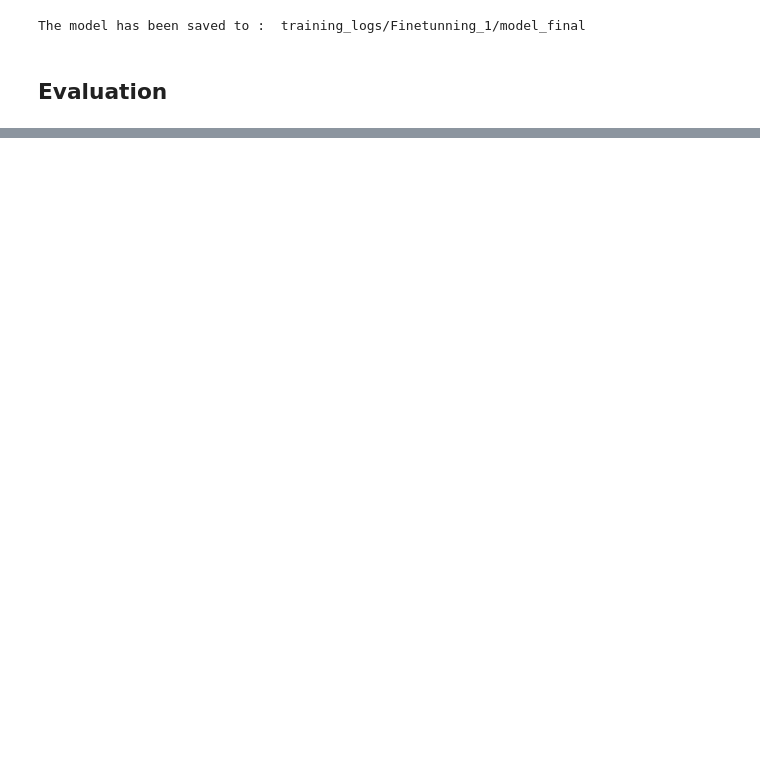
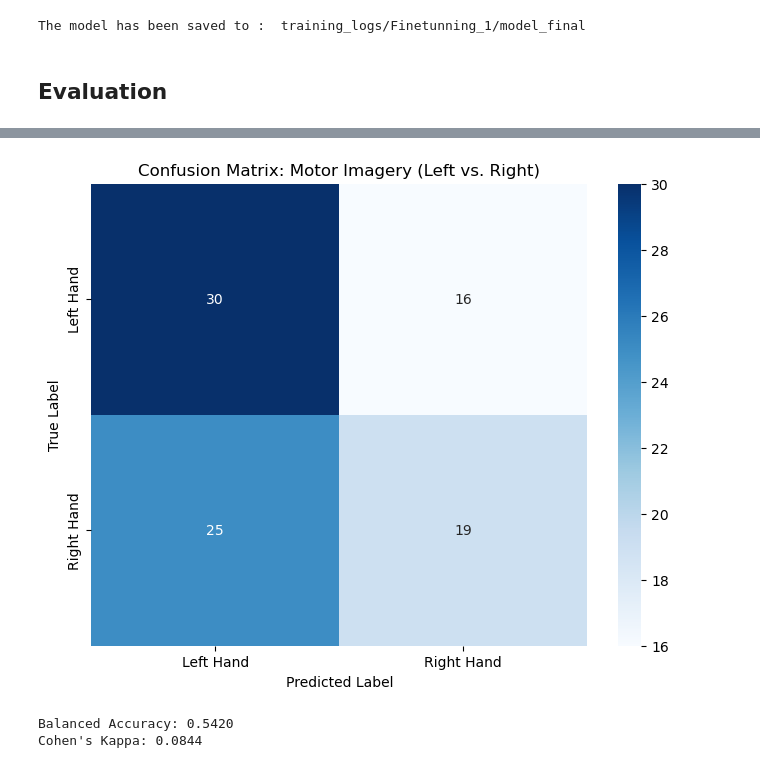
Before and after one commit to SimonKerner/neuro-eeg, a Jupyter notebook: eegmmidb.ipynb, the cells around one changed output, grey strips where cells are left out. Saved outputs shown, nothing was run; the diff lists cells and outputs as text; code cells hidden in the pictures; blank space fills up the shorter version.

```diff
--- a/eegmmidb.ipynb
+++ b/eegmmidb.ipynb
@@ -804,0 +957,27 @@ ValueError: Expected input batch_size (8) to match target batch_size (16).
+# %%
+import matplotlib.pyplot as plt
+import seaborn as sns
+import numpy as np
+
+# 1. Get metrics from your existing function
+metrics = get_performance_from_trainer(trainer, test_dataset_EEG)
+cm = metrics['Confusion Matrix']
+
+# 2. Define the class labels (since you filtered for Left/Right only)
+class_names = ['Left Hand', 'Right Hand']
+
+# 3. Plotting
+plt.figure(figsize=(8, 6))
+sns.heatmap(cm, annot=True, fmt='d', cmap='Blues',
+            xticklabels=class_names,
+            yticklabels=class_names)
+
+plt.title('Confusion Matrix: Motor Imagery (Left vs. Right)')
+plt.ylabel('True Label')
+plt.xlabel('Predicted Label')
+plt.show()
+
+# Print the other metrics for context
+print(f"Balanced Accuracy: {metrics['Balanced Accuracy']:.4f}")
+print(f"Cohen's Kappa: {metrics['Cohen s Kappa']:.4f}")
+# %% [output]
@@ -804,0 +985,3 @@ ValueError: Expected input batch_size (8) to match target batch_size (16).
+[figure, added]
+Balanced Accuracy: 0.5420
+Cohen's Kappa: 0.0844
```
Also changed, not shown: parts of 36 cells of this notebook, 4 other files.
